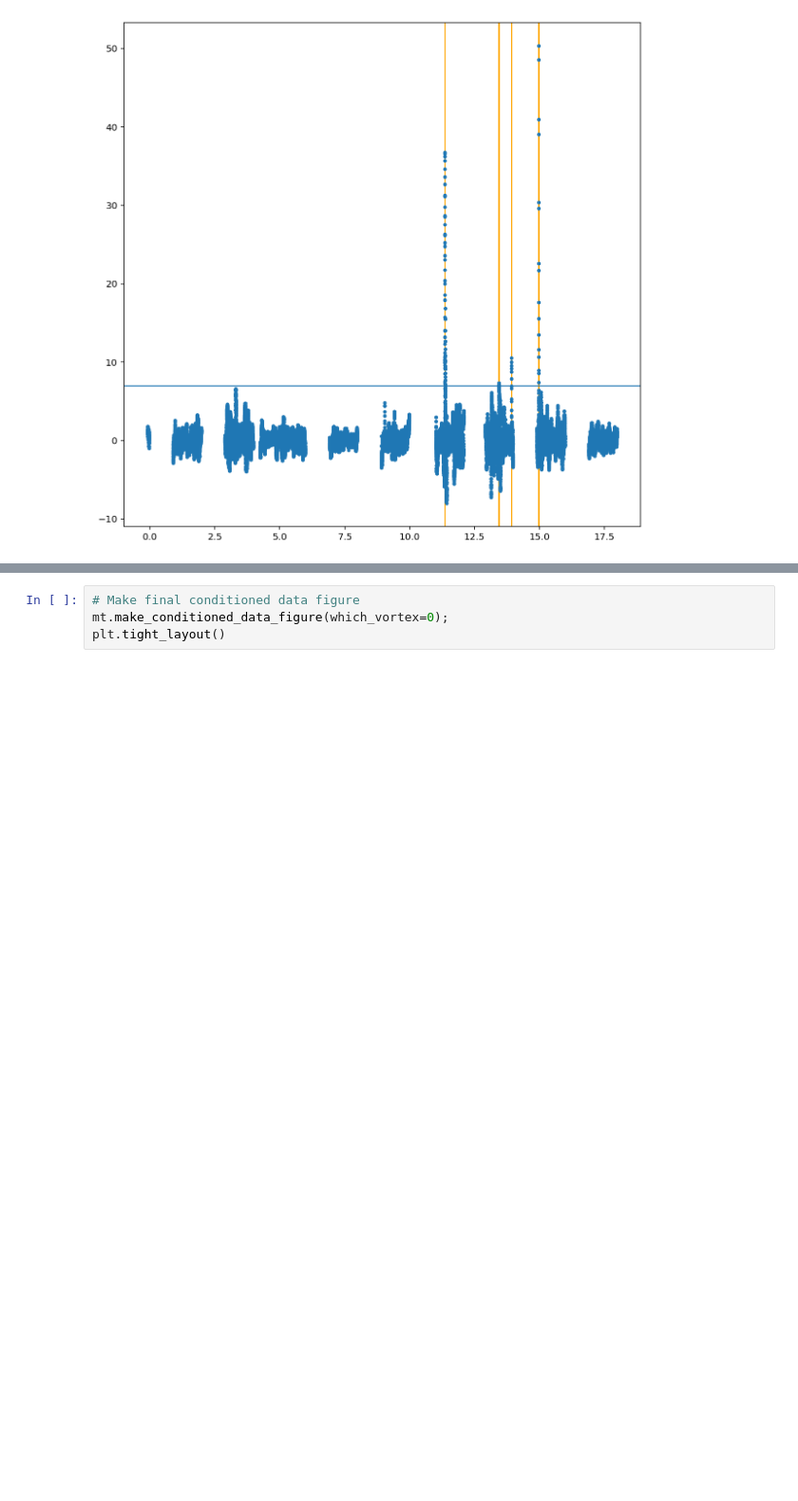
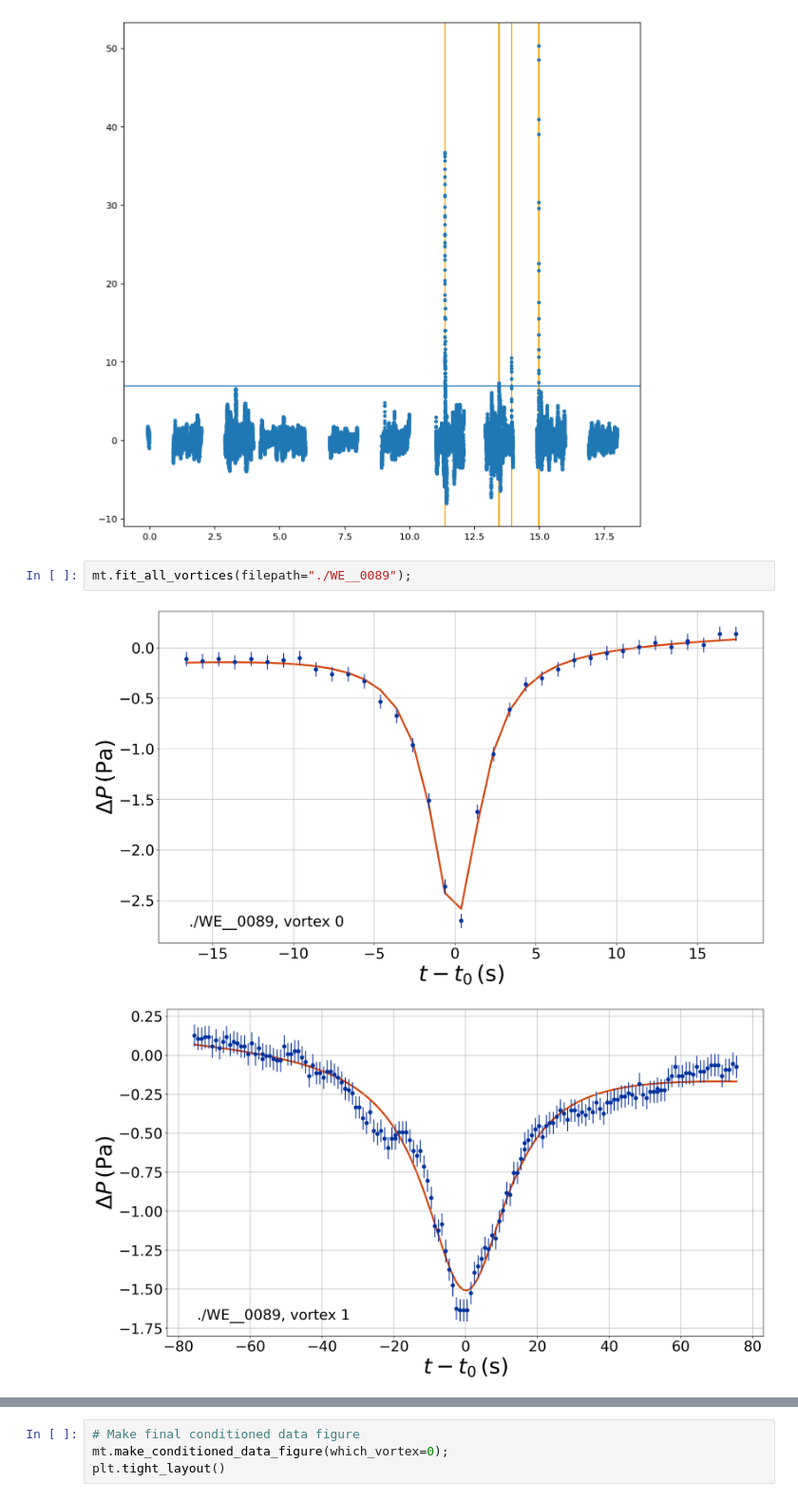
Before and after one commit to BoiseStatePlanetary/muldoon, a Jupyter notebook: docs/examples/Analyzing_Mars_2020_MEDA_Data.ipynb, the cells around one changed output, grey strips where cells are left out. Shown at 95% size. Cells and saved outputs as stored; diff of their text form; blank space fills up the shorter version.

Commit message:
Added figure/data-writing

```diff
--- a/docs/examples/Analyzing_Mars_2020_MEDA_Data.ipynb
+++ b/docs/examples/Analyzing_Mars_2020_MEDA_Data.ipynb
@@ -66,3 +69,8 @@ for i in range(len(mt.peak_indices)):
     ax.axvline(mt.time[mt.peak_indices[i]], color="orange", zorder=-1)
 # %% [output]
 [figure]
+# %%
+mt.fit_all_vortices(filepath="./WE__0089");
+# %% [output]
+[figure, added]
+[figure, added]
```
Also changed, not shown: parts of 2 cells of this notebook, 18 other files.
